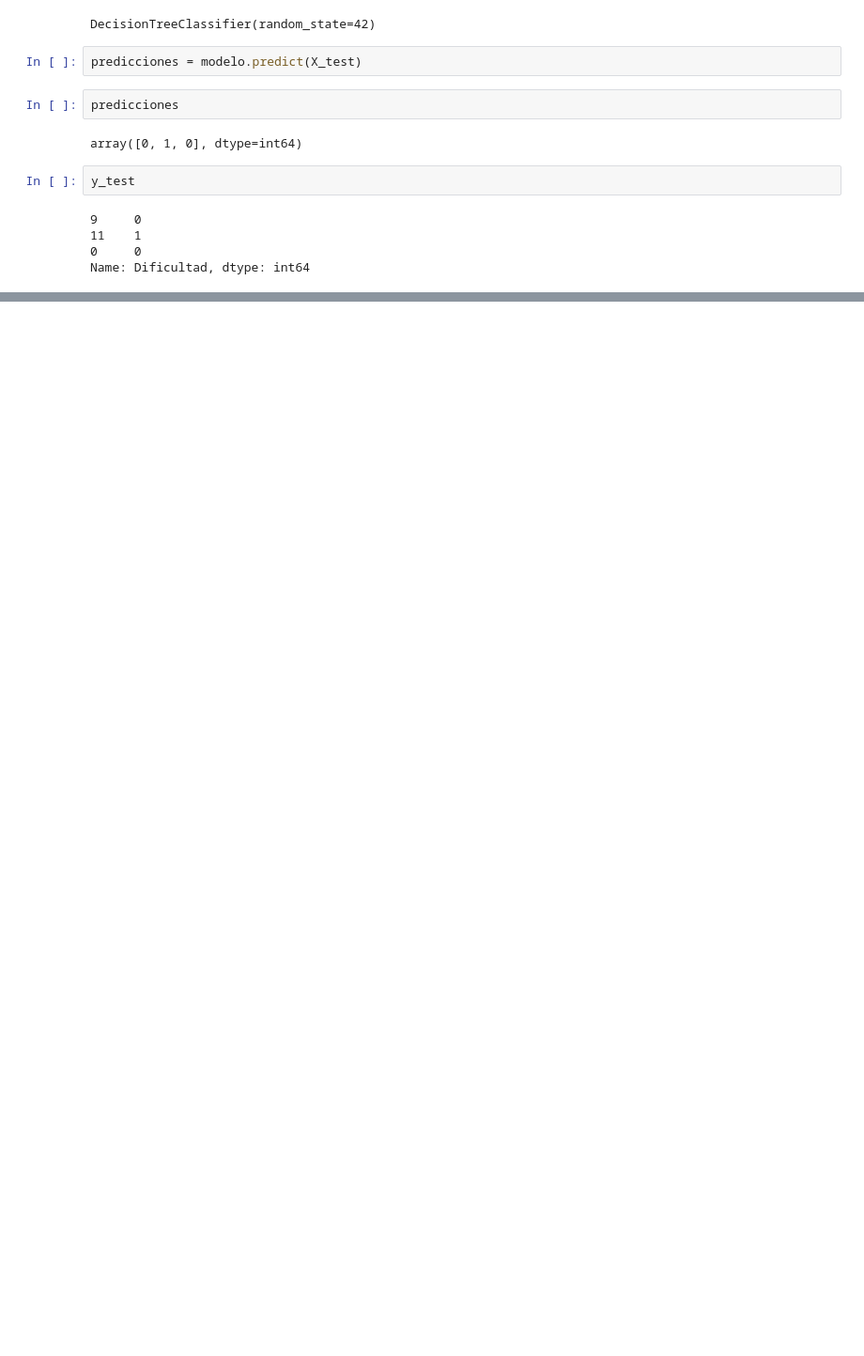
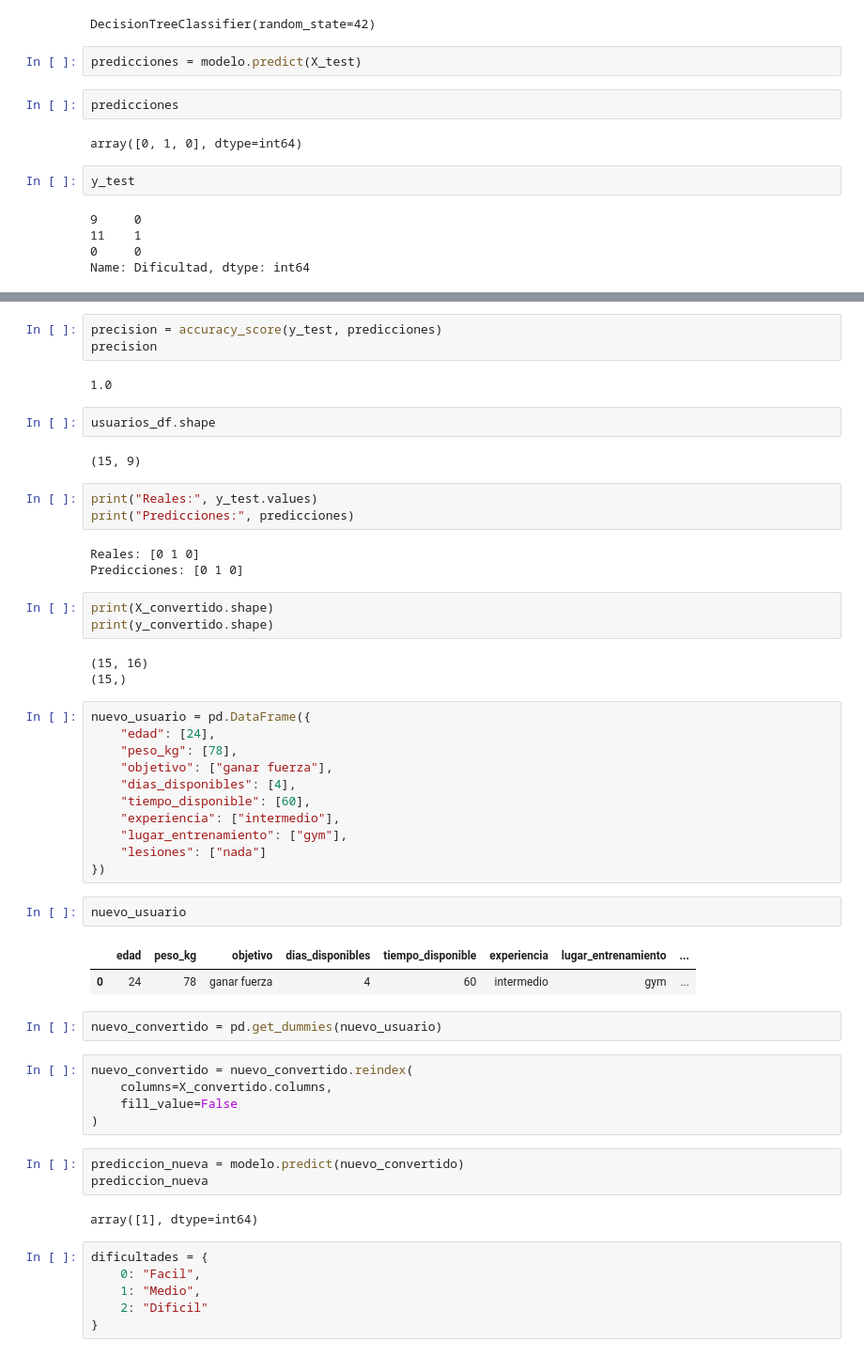
Before and after one commit to luci-o/LIFE-FIT, a Jupyter notebook: IA/index.ipynb, the cells around one changed output, grey strips where cells are left out. Shown at 94% size. Saved outputs shown, nothing was run; the diff lists cells and outputs as text; blank space fills up the shorter version.

Commit message:
Entrena modelo de dificultad, agrega predicciones y analiza variables más importantes

```diff
--- a/IA/index.ipynb
+++ b/IA/index.ipynb
@@ -267,0 +262,55 @@ Name: Dificultad, dtype: int64
+# %%
+precision = accuracy_score(y_test, predicciones)
+precision
+# %% [output]
+1.0
+# %%
+usuarios_df.shape
+# %% [output]
+(15, 9)
+# %%
+print("Reales:", y_test.values)
+print("Predicciones:", predicciones)
+# %% [output]
+Reales: [0 1 0]
+Predicciones: [0 1 0]
+# %%
+print(X_convertido.shape)
+print(y_convertido.shape)
+# %% [output]
+(15, 16)
+(15,)
+# %%
+nuevo_usuario = pd.DataFrame({
+    "edad": [24],
+    "peso_kg": [78],
+    "objetivo": ["ganar fuerza"],
+    "dias_disponibles": [4],
+    "tiempo_disponible": [60],
+    "experiencia": ["intermedio"],
+    "lugar_entrenamiento": ["gym"],
+    "lesiones": ["nada"]
+})
+# %%
+nuevo_usuario
+# %% [output]
+|  | edad | peso_kg | objetivo | dias_disponibles | tiempo_disponible | experiencia | lugar_entrenamiento | ... |
+| 0 | 24 | 78 | ganar fuerza | 4 | 60 | intermedio | gym | ... |
+# %%
+nuevo_convertido = pd.get_dummies(nuevo_usuario)
+# %%
+nuevo_convertido = nuevo_convertido.reindex(
+    columns=X_convertido.columns,
+    fill_value=False
+)
+# %%
+prediccion_nueva = modelo.predict(nuevo_convertido)
+prediccion_nueva
+# %% [output]
+array([1], dtype=int64)
+# %%
+dificultades = {
+    0: "Facil",
+    1: "Medio",
+    2: "Dificil"
+}
```
Also changed, not shown: parts of 10 cells of this notebook.
